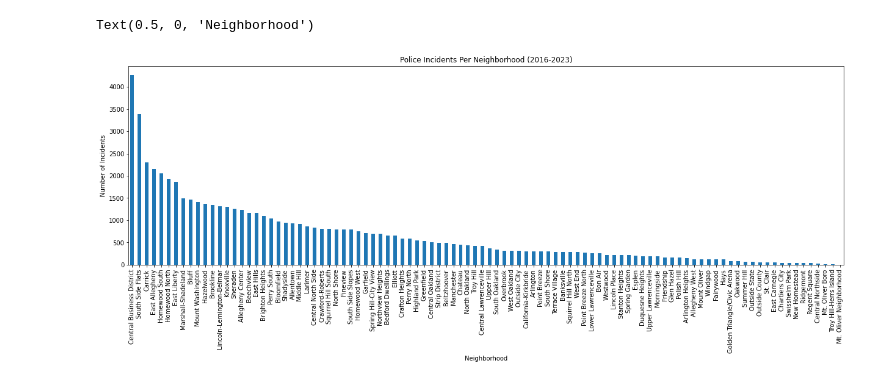
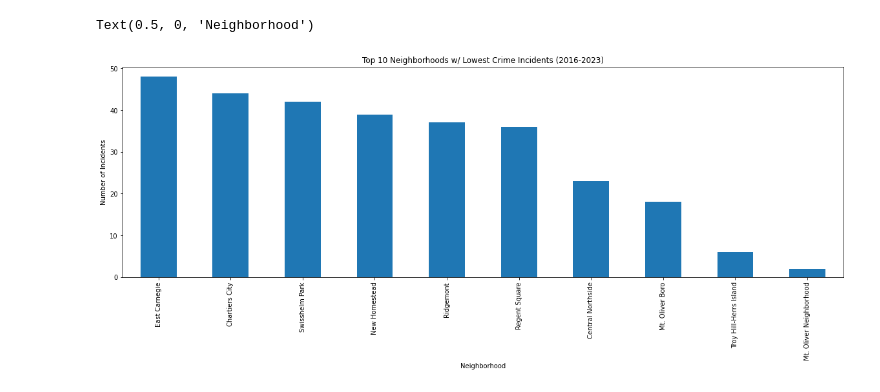
Before and after one commit to aidanmchugh12/FINAL_bigideas, a Jupyter notebook: Aidan/Safeness.ipynb, the cells around one changed output. Saved outputs shown, nothing was run; the diff lists cells and outputs as text; code cells hidden in the pictures.

```diff
--- a/Aidan/Safeness.ipynb
+++ b/Aidan/Safeness.ipynb
@@ -21,10 +36,10 @@ Name: INCIDENTNEIGHBORHOOD, Length: 98, dtype: int64
 # %%
-num_parks = incidents["INCIDENTNEIGHBORHOOD"].value_counts()
-num_parks.columns = ["neighborhood", "Incidents"]
-num_parks.plot.bar(figsize=(21,6))
-plt.title("Police Incidents Per Neighborhood (2016-2023)")
+num_incidents_top10 = incidents["INCIDENTNEIGHBORHOOD"].value_counts().tail(10)
+num_incidents_top10.columns = ["neighborhood", "Incidents"]
+num_incidents_top10.plot.bar(figsize=(20,6))
+plt.title("Top 10 Neighborhoods w/ Lowest Crime Incidents (2016-2023)")
 plt.ylabel("Number of Incidents")
 plt.xlabel("Neighborhood")
 # %% [output]
 Text(0.5, 0, 'Neighborhood')
-[figure, old version]
+[figure, new version]
```
Also changed, not shown: parts of 8 cells of this notebook, 1 other file.
